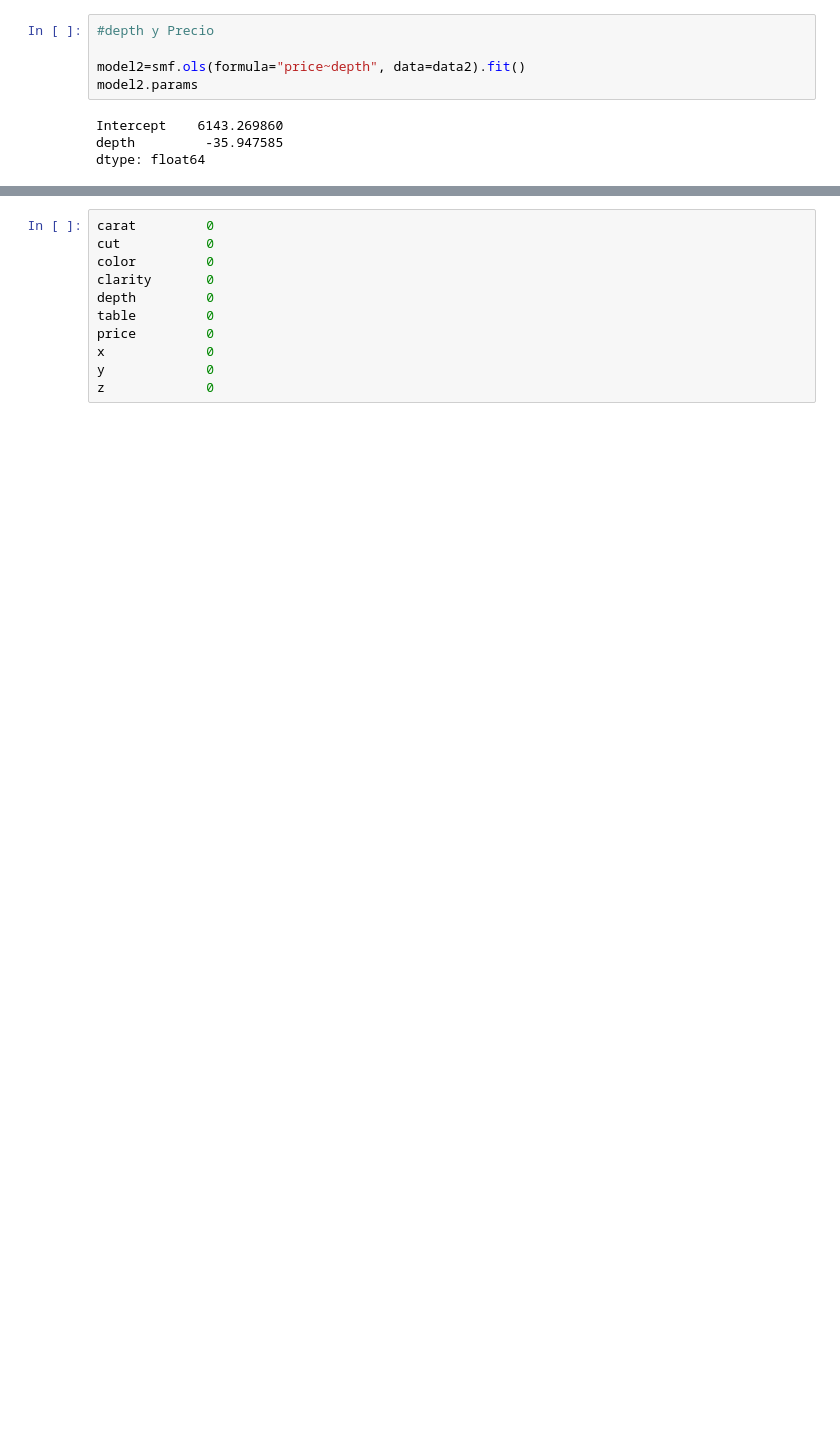
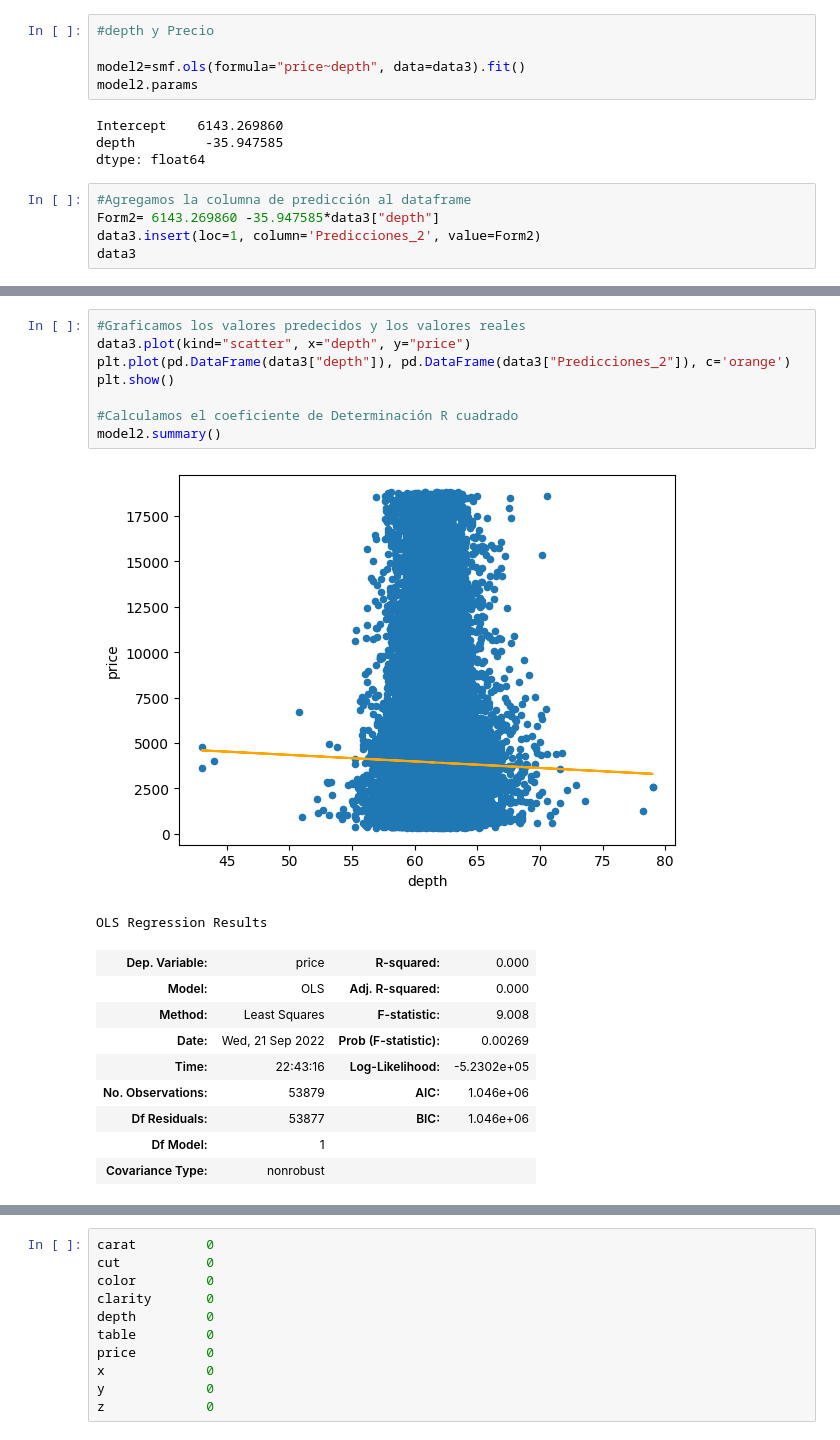
Before and after one commit to rodrigoruizteodoro/Actividad-1, a Jupyter notebook: Actividad1.ipynb, the cells around one changed output, grey strips where cells are left out. Cells and saved outputs as stored; diff of their text form; blank space fills up the shorter version.

```diff
--- a/Actividad1.ipynb
+++ b/Actividad1.ipynb
@@ -385,9 +435,14 @@ dtype: float64
 # %%
 #depth y Precio
 
-model2=smf.ols(formula="price~depth", data=data2).fit()
+model2=smf.ols(formula="price~depth", data=data3).fit()
 model2.params
 # %% [output]
 Intercept    6143.269860
 depth         -35.947585
 dtype: float64
+# %%
+#Agregamos la columna de predicción al dataframe
+Form2= 6143.269860 -35.947585*data3["depth"]
+data3.insert(loc=1, column='Predicciones_2', value=Form2)
+data3
@@ -393,0 +463,20 @@ dtype: float64
+# %%
+#Graficamos los valores predecidos y los valores reales
+data3.plot(kind="scatter", x="depth", y="price")
+plt.plot(pd.DataFrame(data3["depth"]), pd.DataFrame(data3["Predicciones_2"]), c='orange')
+plt.show()
+
+#Calculamos el coeficiente de Determinación R cuadrado
+model2.summary()
+# %% [output]
+[figure, added]
+OLS Regression Results
+| Dep. Variable: | price | R-squared: | 0.000 |
+| Model: | OLS | Adj. R-squared: | 0.000 |
+| Method: | Least Squares | F-statistic: | 9.008 |
+| Date: | Wed, 21 Sep 2022 | Prob (F-statistic): | 0.00269 |
+| Time: | 22:43:16 | Log-Likelihood: | -5.2302e+05 |
+| No. Observations: | 53879 | AIC: | 1.046e+06 |
+| Df Residuals: | 53877 | BIC: | 1.046e+06 |
+| Df Model: | 1 |  |  |
+| Covariance Type: | nonrobust |  |  |
```
Also changed, not shown: parts of 14 cells of this notebook.
